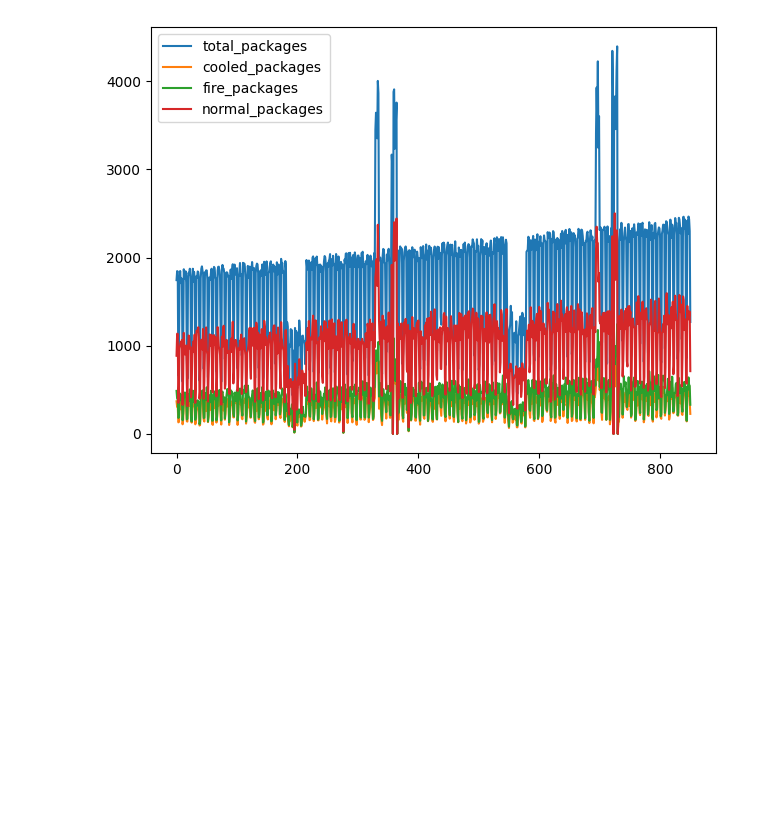
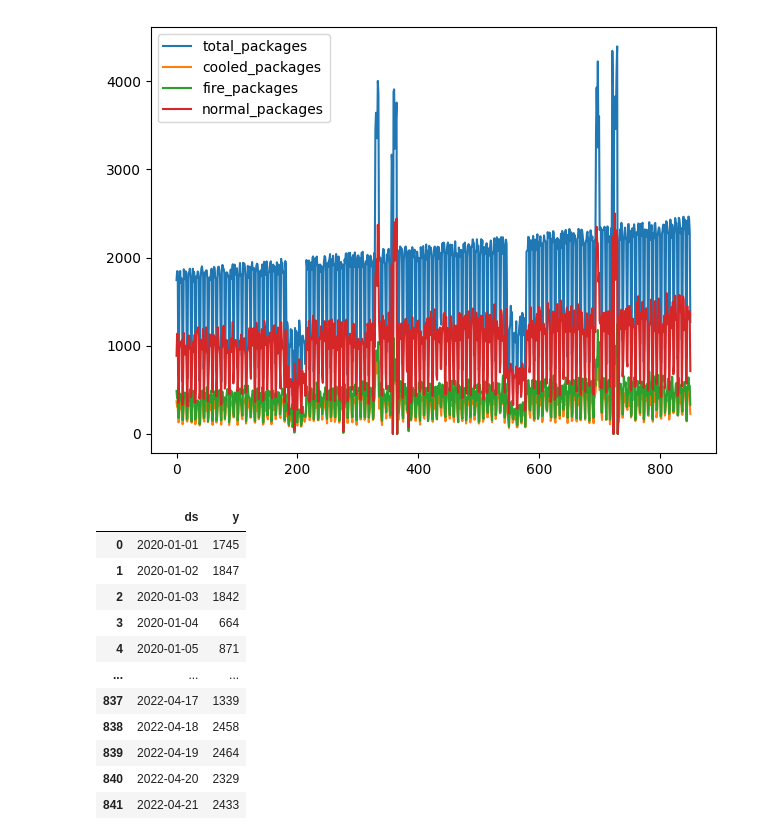
Before and after one commit to Zippy6666/ForecastAssignment, a Jupyter notebook: forecast.ipynb, the cells around one changed output. Cells and saved outputs as stored; diff of their text form; code cells hidden in the pictures; blank space fills up the shorter version.

```diff
--- a/forecast.ipynb
+++ b/forecast.ipynb
@@ -11,12 +13,14 @@ from prophet import Prophet
+# %%
+# Convert string dates into datetime objects
+data_final = data.copy()
+data_final['date'] = pd.to_datetime(data_final['date'])
 # %%
-data = pd.read_csv("incoming_packages.csv")
-
 def get_prophet_data( col:str, startdate:datetime, enddate:datetime ) -> pd.DataFrame:
     """ Get data that can be used by prophet from the specified date range. """
     prophet_data = pd.DataFrame()
-    prophet_data["ds"] = data["date"]
-    prophet_data["y"] = data[col]
-    prophet_data[ (prophet_data['ds'] >= startdate) & (prophet_data['ds'] <= enddate)]
+    prophet_data["ds"] = data_final["date"]
+    prophet_data["y"] = data_final[col]
+    prophet_data = prophet_data[ (prophet_data['ds'] >= startdate) & (prophet_data['ds'] <= enddate)]
 
     return prophet_data
 # %%
@@ -44,7 +48,17 @@ plt.show()
 [figure]
 # %%
 total_packages_train = get_prophet_data("total_packages", datetime(2020, 1, 1), datetime(2022, 4, 21))
-
-prophet_ = Prophet()
-prophet_.fit()
+total_packages_train.head(len(total_packages_train))
 # %% [output]
+|  | ds | y |
+| 0 | 2020-01-01 | 1745 |
+| 1 | 2020-01-02 | 1847 |
+| 2 | 2020-01-03 | 1842 |
+| 3 | 2020-01-04 | 664 |
+| 4 | 2020-01-05 | 871 |
+| ... | ... | ... |
+| 837 | 2022-04-17 | 1339 |
+| 838 | 2022-04-18 | 2458 |
+| 839 | 2022-04-19 | 2464 |
+| 840 | 2022-04-20 | 2329 |
+| 841 | 2022-04-21 | 2433 |
```
Also changed, not shown: parts of 4 cells of this notebook.
